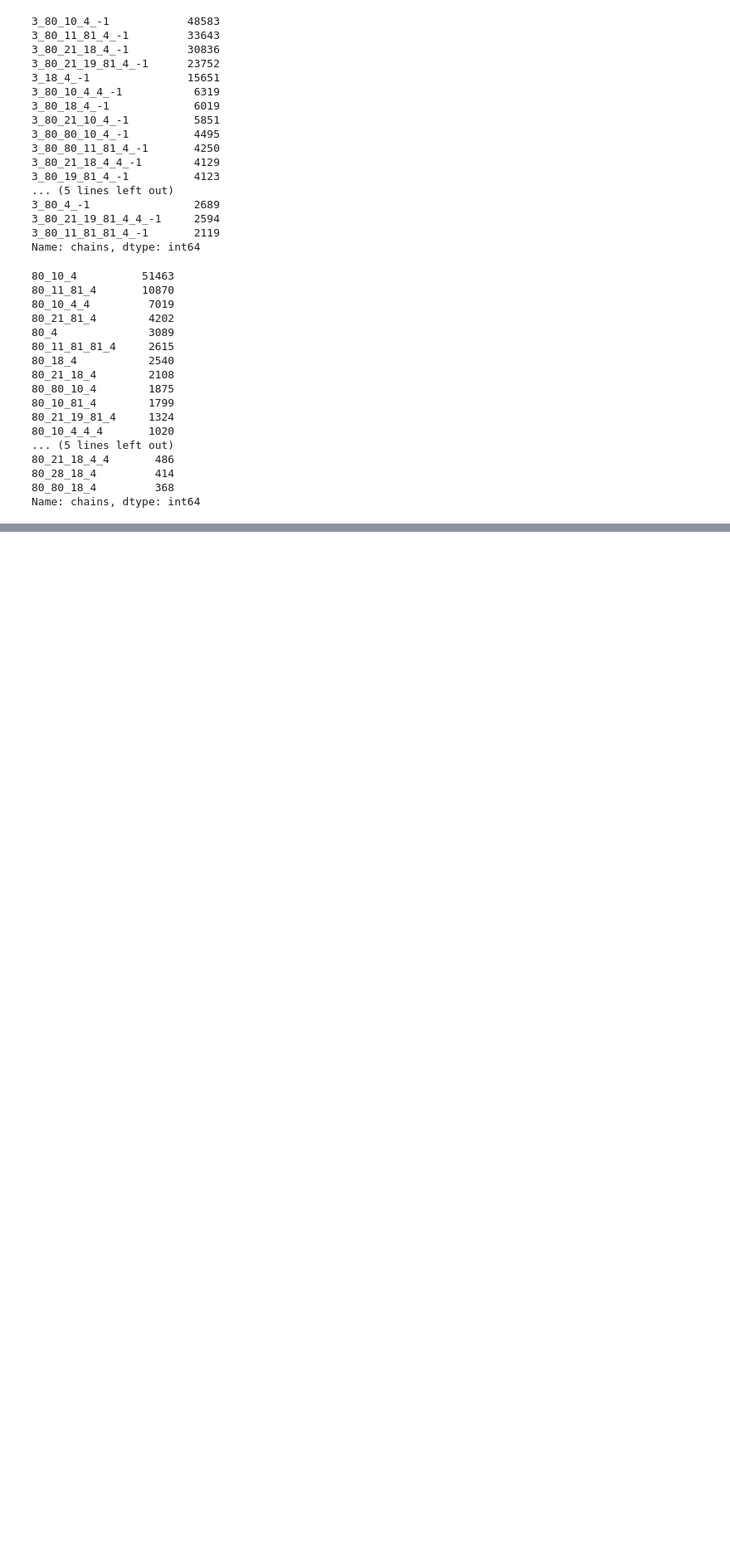
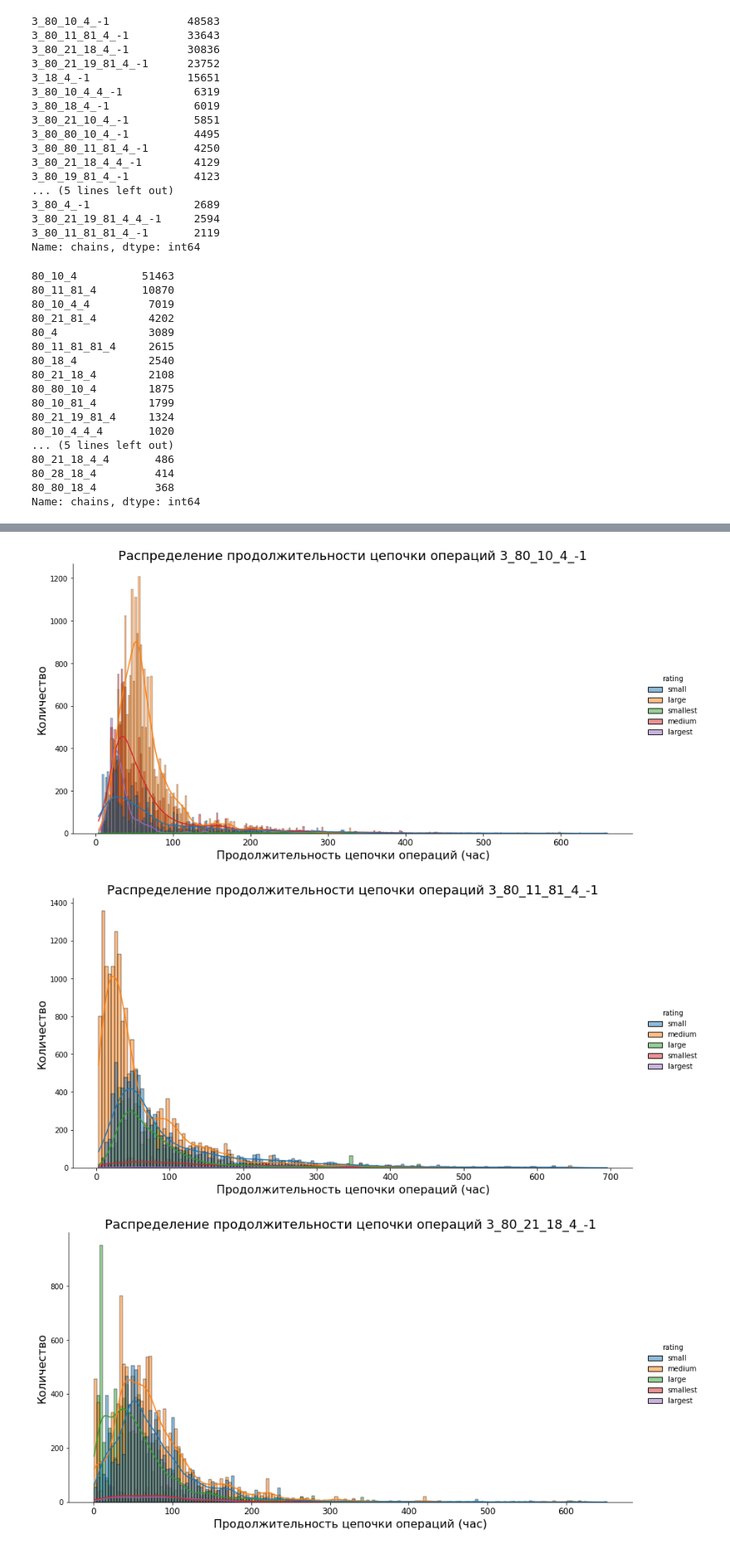
Before and after one commit to Juggernaut2105/hakatonRZD, a Jupyter notebook: RZD_chains.ipynb, the cells around one changed output, grey strips where cells are left out. Shown at 83% size. Drawn from its saved outputs; the diff is of its cells as text; code cells hidden in the pictures; blank space fills up the shorter version.

```diff
--- a/RZD_chains.ipynb
+++ b/RZD_chains.ipynb
@@ -296,0 +416,9 @@ for chain in popular_chains.index[:5]:
+# %%
+# Графики распределения продолжительностей цепочек
+# в зависимости от размера станции по самым популярным цепочкам
+for chain in popular_chains.index[:5]:
+    plot_distr(chain,'rating')
+# %% [output]
+[figure, added]
+[figure, added]
+[figure, added]
```
Also changed, not shown: parts of 25 cells of this notebook.
